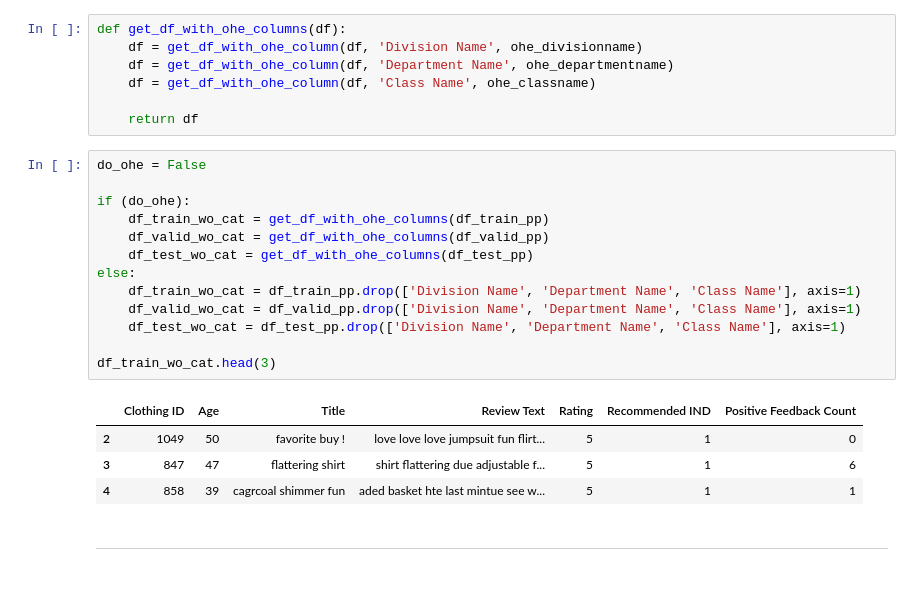
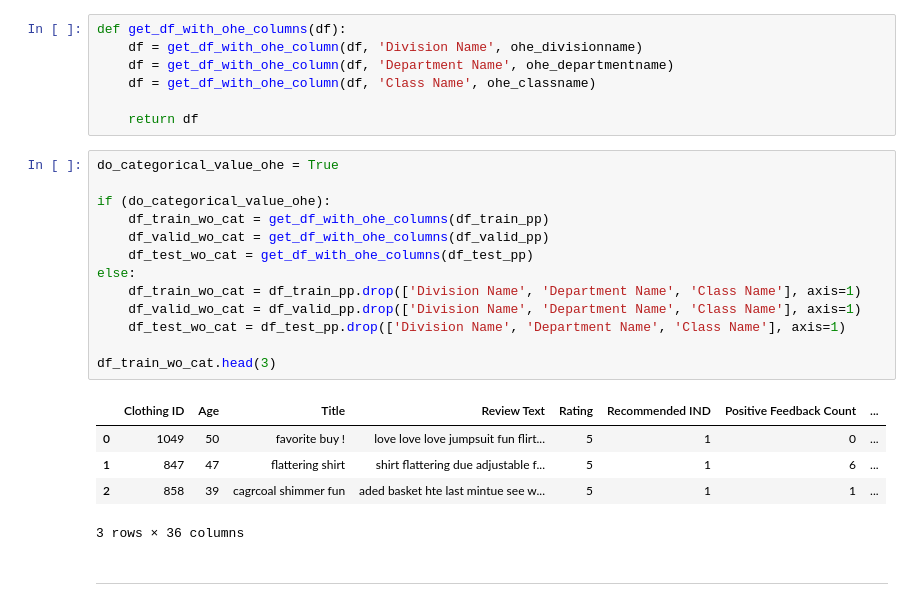
Before and after one commit to repetitioestmaterstudiorum/trees-vs-nns, a Jupyter notebook: trees-vs-nns.ipynb, the cells around one changed output. Cells and saved outputs as stored; diff of their text form.

```diff
--- a/trees-vs-nns.ipynb
+++ b/trees-vs-nns.ipynb
@@ -171,23 +171,24 @@ def get_df_with_ohe_columns(df):
 
     return df
 # %%
-do_ohe = False
+do_categorical_value_ohe = True
 
-if (do_ohe):
+if (do_categorical_value_ohe):
     df_train_wo_cat = get_df_with_ohe_columns(df_train_pp)
     df_valid_wo_cat = get_df_with_ohe_columns(df_valid_pp)
     df_test_wo_cat = get_df_with_ohe_columns(df_test_pp)
 else:
     df_train_wo_cat = df_train_pp.drop(['Division Name', 'Department Name', 'Class Name'], axis=1)
     df_valid_wo_cat = df_valid_pp.drop(['Division Name', 'Department Name', 'Class Name'], axis=1)
     df_test_wo_cat = df_test_pp.drop(['Division Name', 'Department Name', 'Class Name'], axis=1)
 
 df_train_wo_cat.head(3)
 # %% [output]
-|  | Clothing ID | Age | Title | Review Text | Rating | Recommended IND | Positive Feedback Count |
-| 2 | 1049 | 50 | favorite buy ! | love love love jumpsuit fun flirt... | 5 | 1 | 0 |
-| 3 | 847 | 47 | flattering shirt | shirt flattering due adjustable f... | 5 | 1 | 6 |
-| 4 | 858 | 39 | cagrcoal shimmer fun | aded basket hte last mintue see w... | 5 | 1 | 1 |
+|  | Clothing ID | Age | Title | Review Text | Rating | Recommended IND | Positive Feedback Count | ... |
+| 0 | 1049 | 50 | favorite buy ! | love love love jumpsuit fun flirt... | 5 | 1 | 0 | ... |
+| 1 | 847 | 47 | flattering shirt | shirt flattering due adjustable f... | 5 | 1 | 6 | ... |
+| 2 | 858 | 39 | cagrcoal shimmer fun | aded basket hte last mintue see w... | 5 | 1 | 1 | ... |
+3 rows × 36 columns
 # %% [markdown]
 ---
 # %%
```
Also changed, not shown: parts of 5 cells of this notebook, 1 other file.
